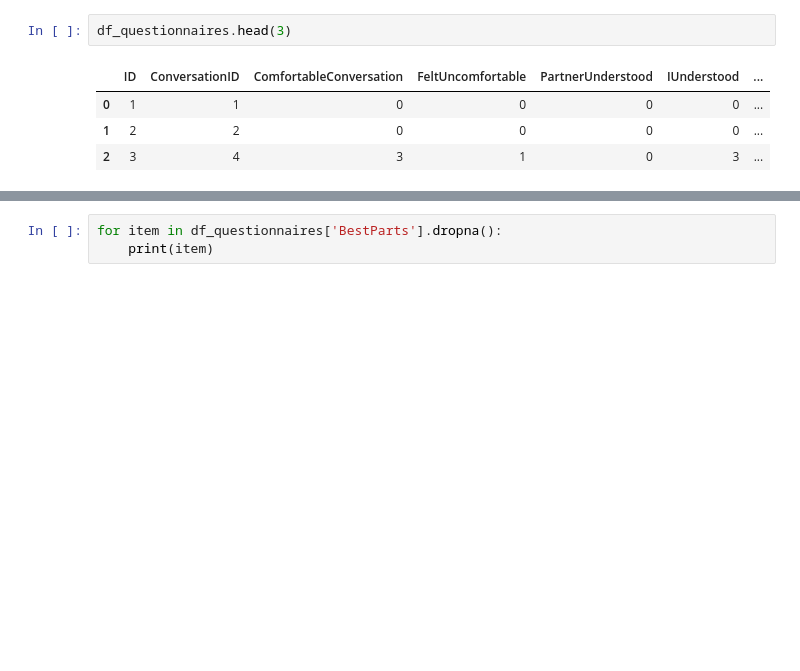
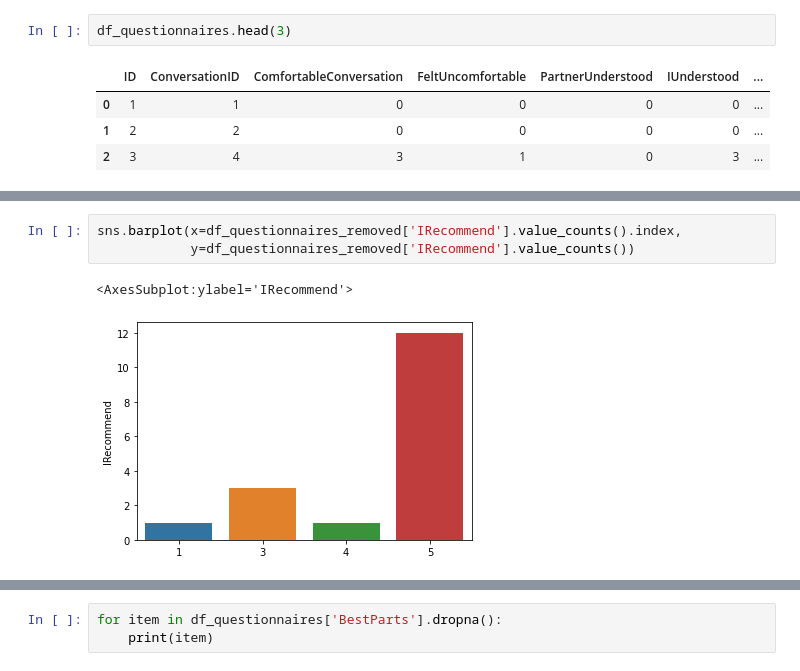
Before and after one commit to Tejas-Nanaware/Towards-Assisting-Human-Human-Conversations, a Jupyter notebook: src/Analysis/Data Analysis.ipynb, the cells around one changed output, grey strips where cells are left out. Drawn from its saved outputs; the diff is of its cells as text; blank space fills up the shorter version.

```diff
--- a/src/Analysis/Data Analysis.ipynb
+++ b/src/Analysis/Data Analysis.ipynb
@@ -96,0 +132,6 @@ df_questionnaires.head(3)
+# %%
+sns.barplot(x=df_questionnaires_removed['IRecommend'].value_counts().index,
+            y=df_questionnaires_removed['IRecommend'].value_counts())
+# %% [output]
+<AxesSubplot:ylabel='IRecommend'>
+[figure, added]
```
Also changed, not shown: parts of 24 cells of this notebook, 1 other file.
